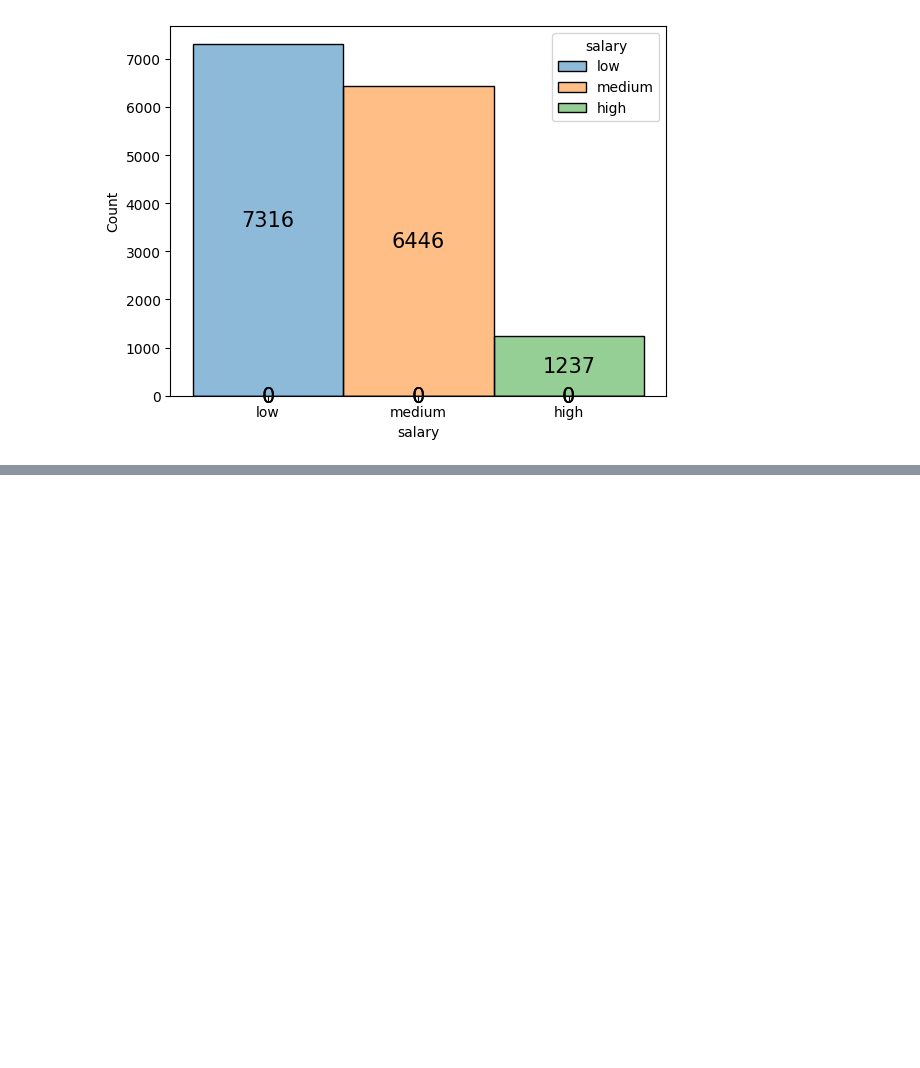
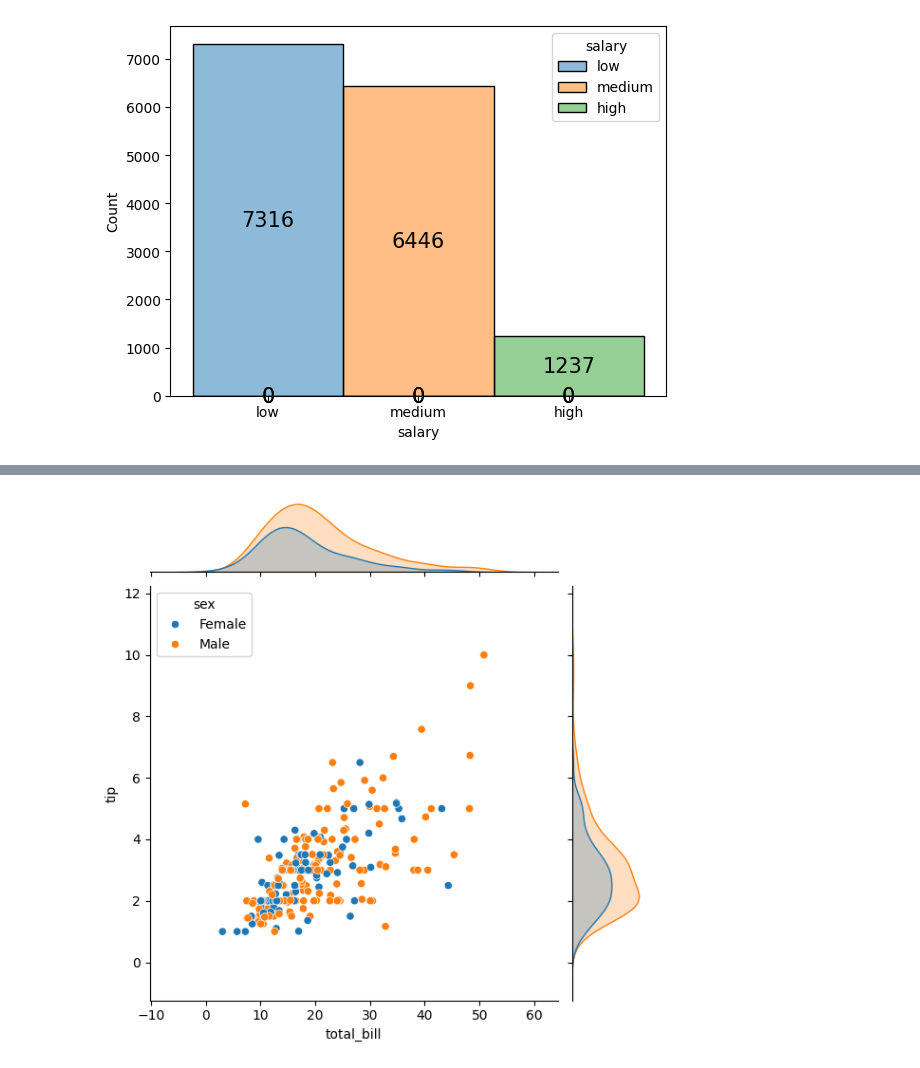
Before and after one commit to Amandeep006/QSPIDER-, a Jupyter notebook: pylab/sea.ipynb, the cells around one changed output, grey strips where cells are left out. Saved outputs shown, nothing was run; the diff lists cells and outputs as text; code cells hidden in the pictures; blank space fills up the shorter version.

```diff
--- a/pylab/sea.ipynb
+++ b/pylab/sea.ipynb
@@ -88,0 +97,6 @@ for i in a.containers:
+# %%
+sns.jointplot(x="total_bill",y="tip",data=ti,color="Orange",hue="sex")
+plt.show()
+# kde=kernal density estimate
+# %% [output]
+[figure, added]
```
Also changed, not shown: parts of 14 cells of this notebook.
